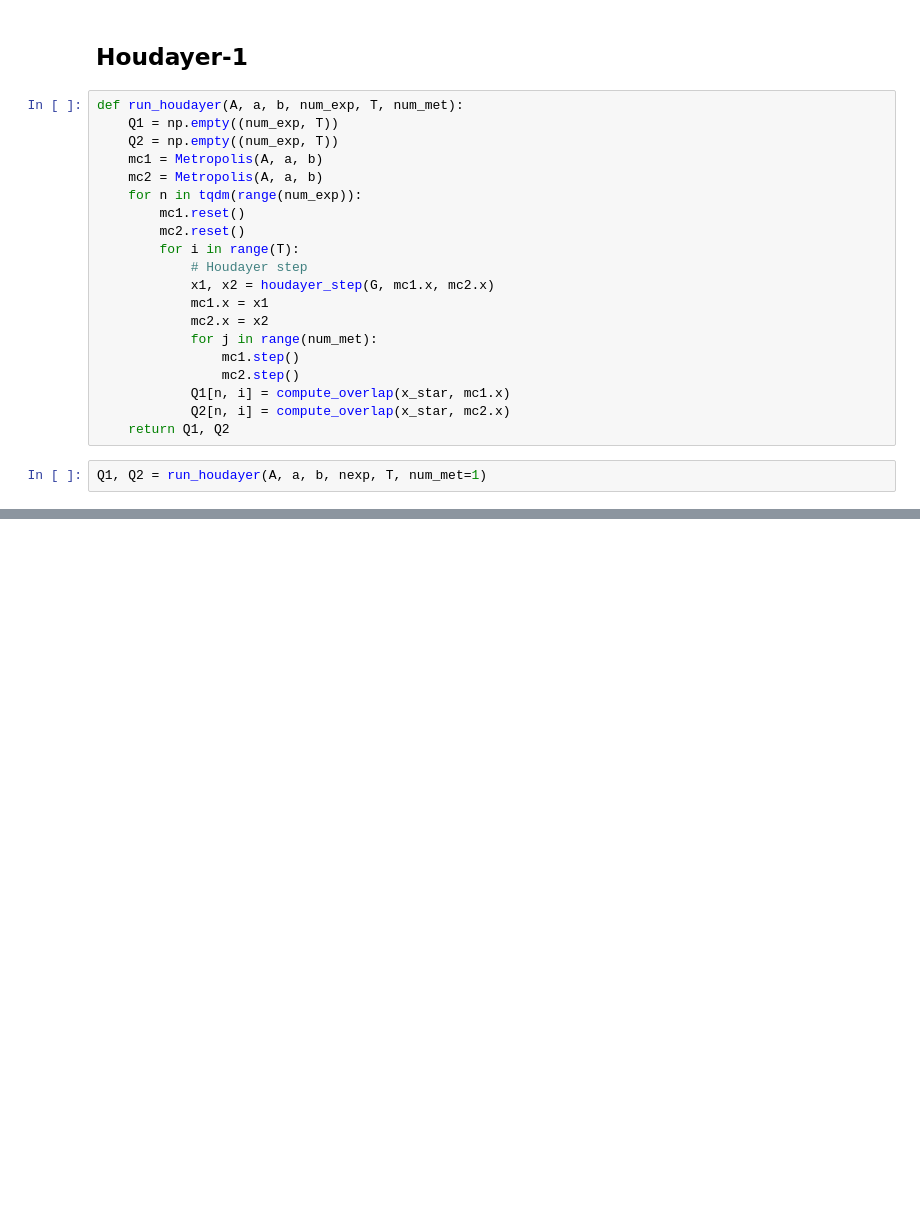
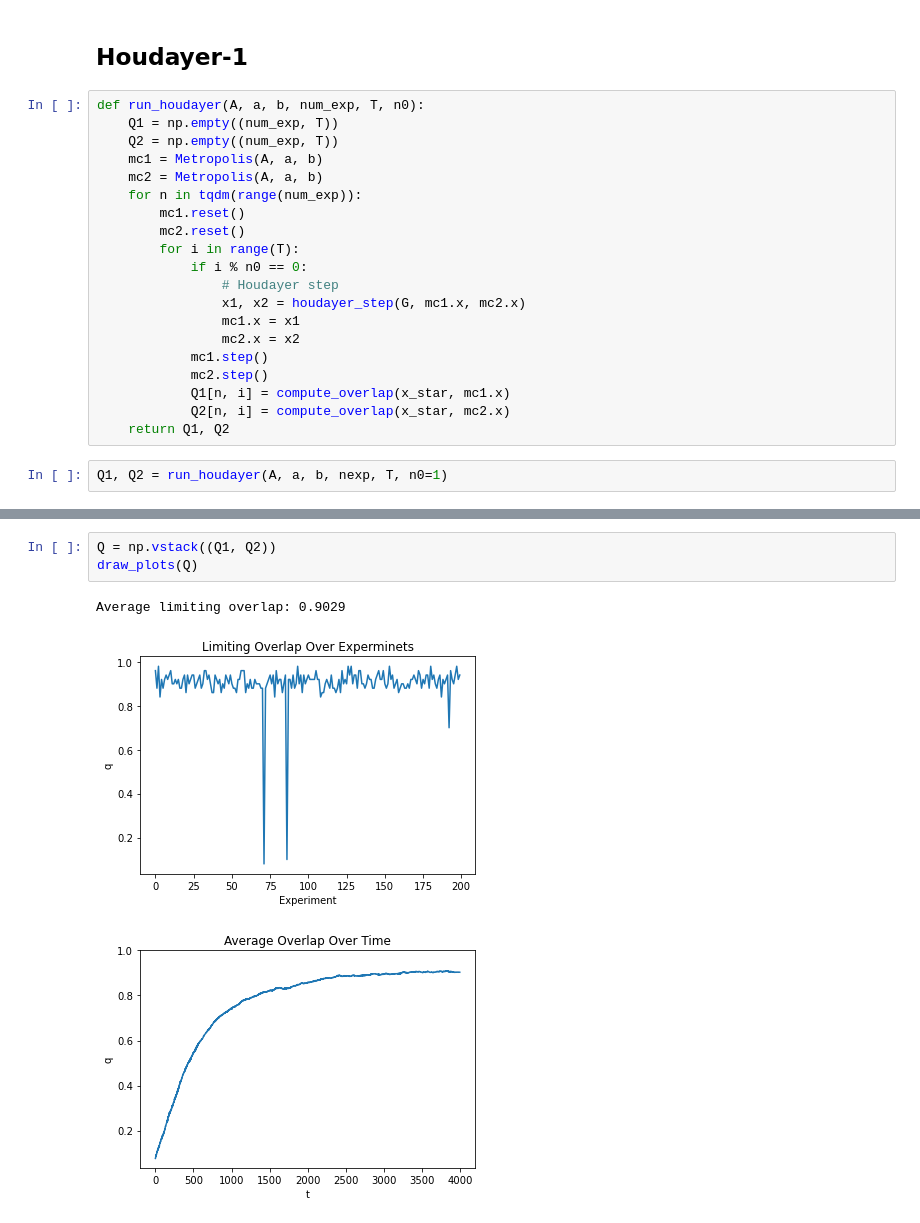
Before and after one commit to galannp/Markov, a Jupyter notebook: notebook/testing_david.ipynb, the cells around one changed output, grey strips where cells are left out. Drawn from its saved outputs; the diff is of its cells as text; blank space fills up the shorter version.

```diff
--- a/notebook/testing_david.ipynb
+++ b/notebook/testing_david.ipynb
@@ -85,7 +89,7 @@ plt.title('Metropolis: Average Overlap Over Time');
 # %% [markdown]
 ## Houdayer-1
 # %%
-def run_houdayer(A, a, b, num_exp, T, num_met):
+def run_houdayer(A, a, b, num_exp, T, n0):
     Q1 = np.empty((num_exp, T))
     Q2 = np.empty((num_exp, T))
     mc1 = Metropolis(A, a, b)
@@ -94,15 +98,15 @@ def run_houdayer(A, a, b, num_exp, T, num_met):
         mc1.reset()
         mc2.reset()
         for i in range(T):
-            # Houdayer step
-            x1, x2 = houdayer_step(G, mc1.x, mc2.x)
-            mc1.x = x1
-            mc2.x = x2
-            for j in range(num_met):
-                mc1.step()
-                mc2.step()
+            if i % n0 == 0:
+                # Houdayer step
+                x1, x2 = houdayer_step(G, mc1.x, mc2.x)
+                mc1.x = x1
+                mc2.x = x2
+            mc1.step()
+            mc2.step()
             Q1[n, i] = compute_overlap(x_star, mc1.x)
             Q2[n, i] = compute_overlap(x_star, mc2.x)
     return Q1, Q2
 # %%
-Q1, Q2 = run_houdayer(A, a, b, nexp, T, num_met=1)
+Q1, Q2 = run_houdayer(A, a, b, nexp, T, n0=1)
@@ -126,0 +113,7 @@ plt.title('Metropolis: Average Overlap Over Time');
+# %%
+Q = np.vstack((Q1, Q2))
+draw_plots(Q)
+# %% [output]
+Average limiting overlap: 0.9029
+[figure, added]
+[figure, added]
```
Also changed, not shown: parts of 11 cells of this notebook.
